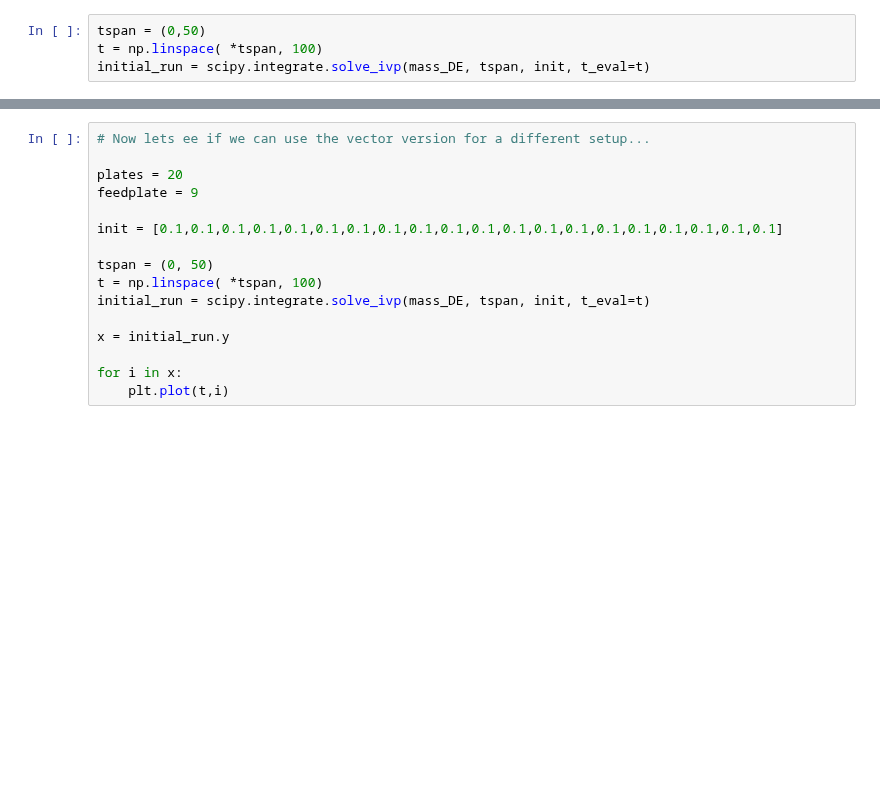
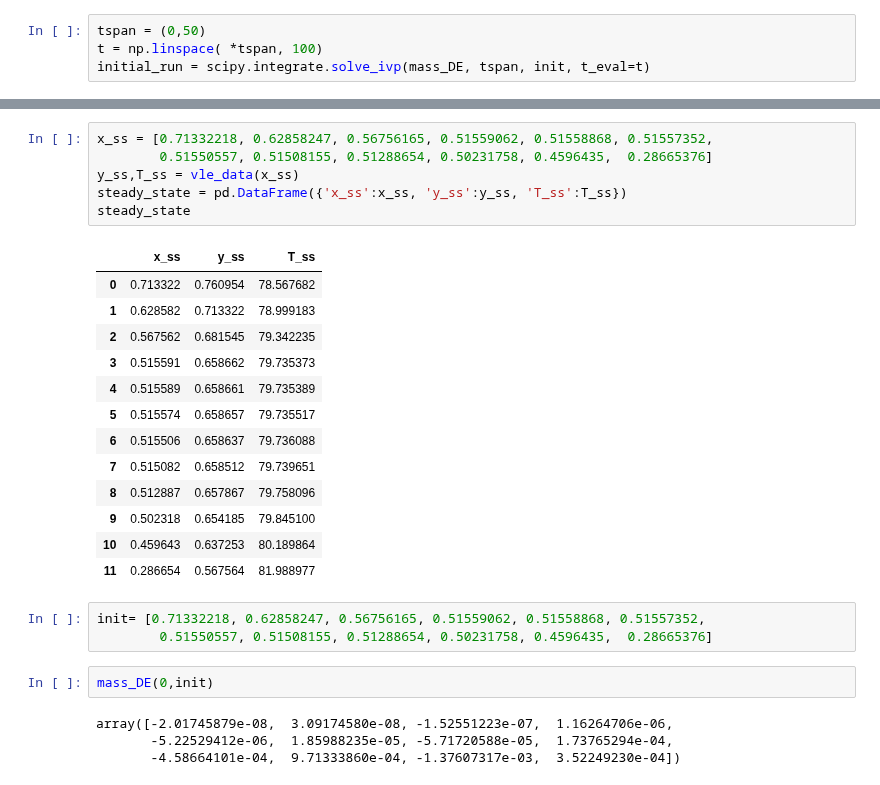
Before and after one commit to albertmitchell3/Distillation_Column, a Jupyter notebook: Basic Distillation Column/Vector_Basic_Distillation Model-Update.ipynb, the cells around one changed output, grey strips where cells are left out. Drawn from its saved outputs; the diff is of its cells as text; blank space fills up the shorter version.

Commit message:
Edited to calculate steady state values

```diff
--- a/Basic Distillation Column/Vector_Basic_Distillation Model-Update.ipynb
+++ b/Basic Distillation Column/Vector_Basic_Distillation Model-Update.ipynb
@@ -237,16 +205,29 @@ ValueError: shapes (12,100) and (12,) not aligned: 100 (dim 1) != 12 (dim 0)
-# %%
-# Now lets ee if we can use the vector version for a different setup...
-
-plates = 20
-feedplate = 9
-
-init = [0.1,0.1,0.1,0.1,0.1,0.1,0.1,0.1,0.1,0.1,0.1,0.1,0.1,0.1,0.1,0.1,0.1,0.1,0.1,0.1]
-
-tspan = (0, 50)
-t = np.linspace( *tspan, 100)
-initial_run = scipy.integrate.solve_ivp(mass_DE, tspan, init, t_eval=t)
-
-x = initial_run.y
-
-for i in x:
-    plt.plot(t,i)
+# %%
+x_ss = [0.71332218, 0.62858247, 0.56756165, 0.51559062, 0.51558868, 0.51557352,
+        0.51550557, 0.51508155, 0.51288654, 0.50231758, 0.4596435,  0.28665376]
+y_ss,T_ss = vle_data(x_ss)
+steady_state = pd.DataFrame({'x_ss':x_ss, 'y_ss':y_ss, 'T_ss':T_ss})
+steady_state
+# %% [output]
+|  | x_ss | y_ss | T_ss |
+| 0 | 0.713322 | 0.760954 | 78.567682 |
+| 1 | 0.628582 | 0.713322 | 78.999183 |
+| 2 | 0.567562 | 0.681545 | 79.342235 |
+| 3 | 0.515591 | 0.658662 | 79.735373 |
+| 4 | 0.515589 | 0.658661 | 79.735389 |
+| 5 | 0.515574 | 0.658657 | 79.735517 |
+| 6 | 0.515506 | 0.658637 | 79.736088 |
+| 7 | 0.515082 | 0.658512 | 79.739651 |
+| 8 | 0.512887 | 0.657867 | 79.758096 |
+| 9 | 0.502318 | 0.654185 | 79.845100 |
+| 10 | 0.459643 | 0.637253 | 80.189864 |
+| 11 | 0.286654 | 0.567564 | 81.988977 |
+# %%
+init= [0.71332218, 0.62858247, 0.56756165, 0.51559062, 0.51558868, 0.51557352,
+        0.51550557, 0.51508155, 0.51288654, 0.50231758, 0.4596435,  0.28665376]
+# %%
+mass_DE(0,init)
+# %% [output]
+array([-2.01745879e-08,  3.09174580e-08, -1.52551223e-07,  1.16264706e-06,
+       -5.22529412e-06,  1.85988235e-05, -5.71720588e-05,  1.73765294e-04,
+       -4.58664101e-04,  9.71333860e-04, -1.37607317e-03,  3.52249230e-04])
```
Also changed, not shown: parts of 13 cells of this notebook.
